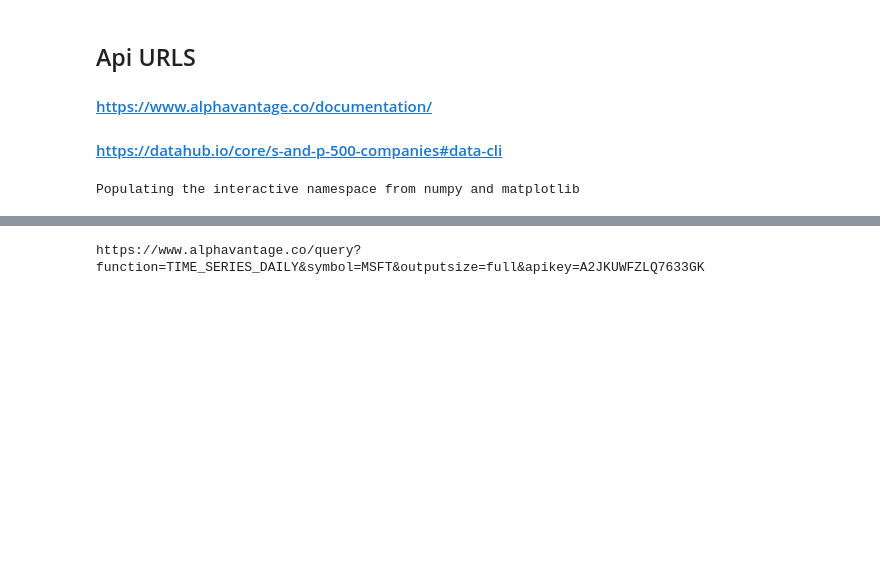
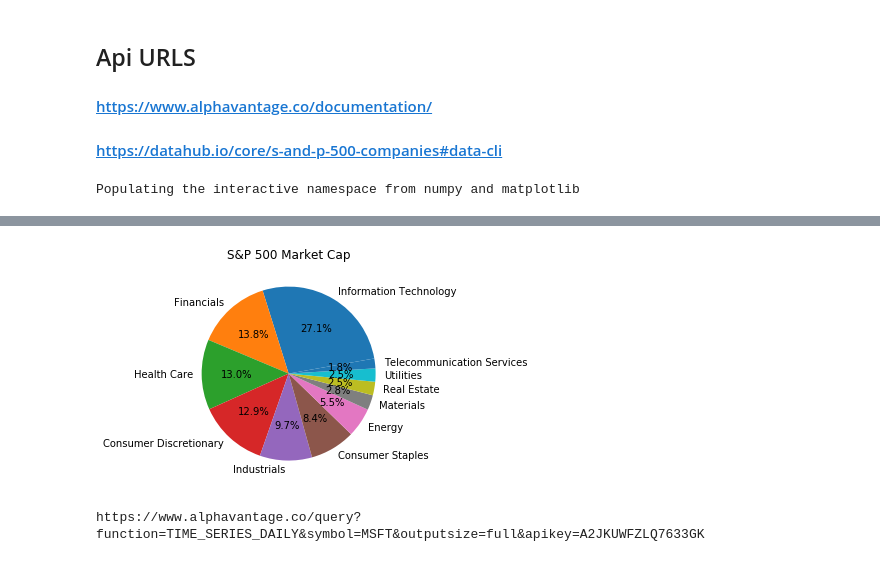
Before and after one commit to wissemeddine/data_wizards, a Jupyter notebook: Historical S and P 500 Stock Analysis.ipynb, the cells around one changed output, grey strips where cells are left out. Drawn from its saved outputs; the diff is of its cells as text; code cells hidden in the pictures; blank space fills up the shorter version.

Commit message:
wess pie chart

```diff
--- a/Historical S and P 500 Stock Analysis.ipynb
+++ b/Historical S and P 500 Stock Analysis.ipynb
@@ -61,3 +80,16 @@ display(market_cap_df)
+# %%
+Sector = ['Information Technology','Financials','Health Care','Consumer Discretionary', 'Industrials',
+          'Consumer Staples','Energy', 'Materials', 'Real Estate', 'Utilities', 'Telecommunication Services']
+Market_Cap = [6727121800912,3442649464852,3244359043367,3213562747315,2411541173034,2087076388082,
+          1357313712749,692300259151,625315677562,611632638471,453042743905]
+
+
+# Plot
+plt.pie(Market_Cap, labels=Sector, startangle=10, autopct='%.1f%%')
+plt.title('S&P 500 Market Cap')
+plt.show()
+# %% [output]
+[figure, added]
 # %%
 # ALPHA VANTAGE API SCRAPING
 
```
Also changed, not shown: parts of 4 cells of this notebook.
